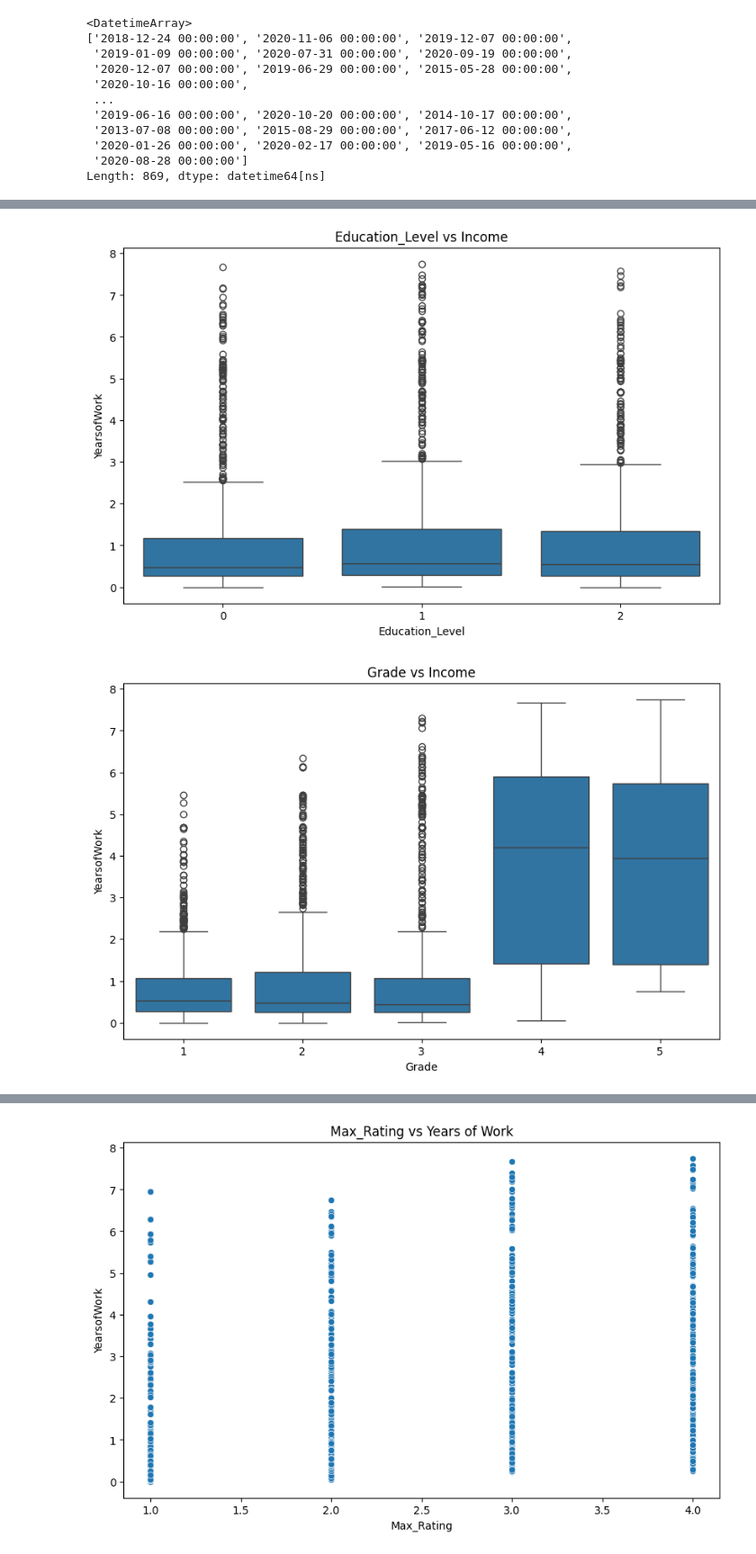
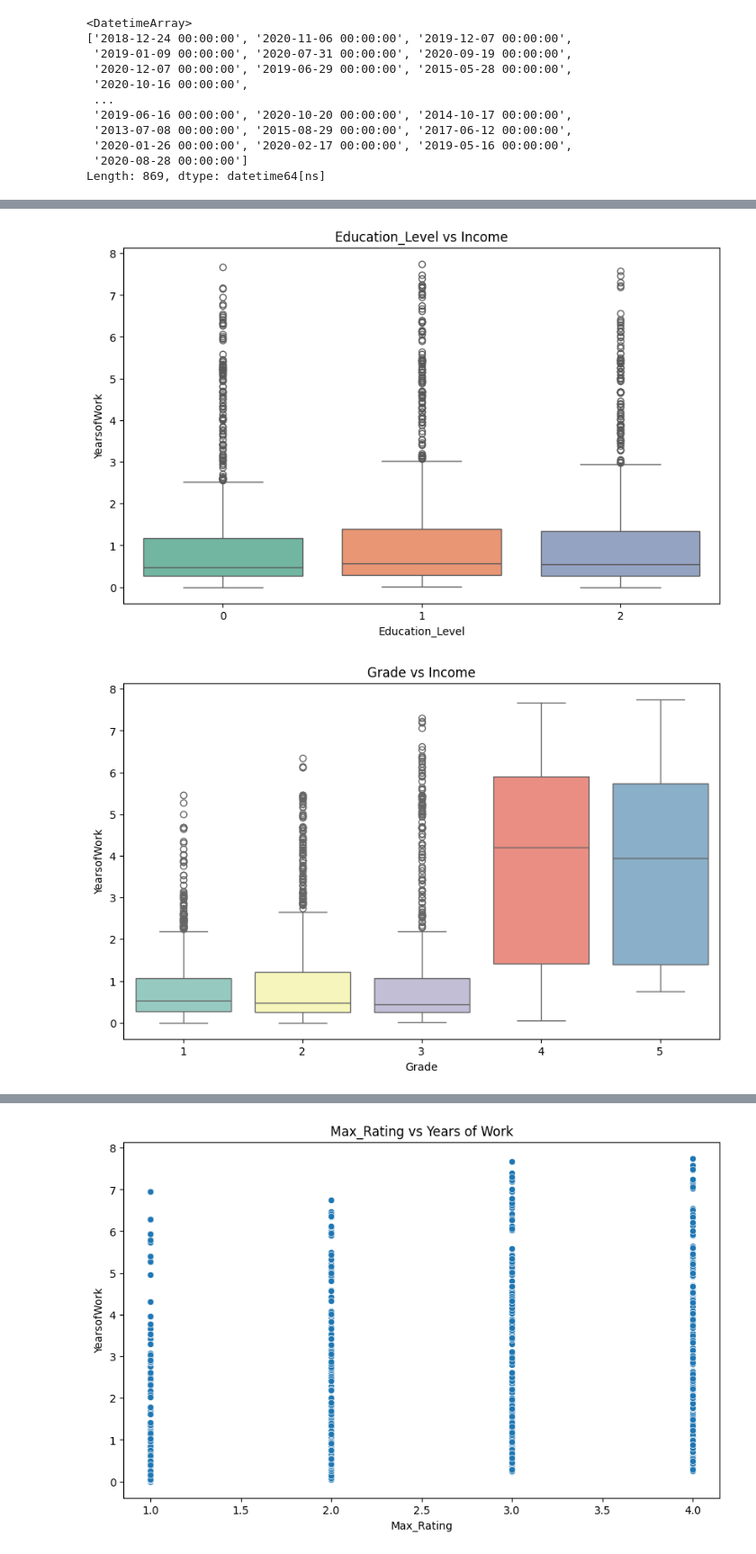
Before and after one commit to ArivalaganRaghavan/OLAensemble, a Jupyter notebook: OLA.ipynb, the cells around one changed output, grey strips where cells are left out. Shown at 90% size. Saved outputs shown, nothing was run; the diff lists cells and outputs as text; code cells hidden in the pictures.

```diff
--- a/OLA.ipynb
+++ b/OLA.ipynb
@@ -881,5 +861,5 @@ list(ola2.columns)
 # %%
-catcol2 = ['Gender', 'City', 'Education_Level', 'Income_bracket', 'AgeGroup']
+catcol2 = ['Gender', 'Education_Level', 'Income_bracket', 'AgeGroup']
 
 for cat in catcol2:
     # Group by 'Education_Level' and get descriptive statistics for 'Income'
@@ -921,11 +904,13 @@ ola2['Dateofjoining'].unique()
 Length: 869, dtype: datetime64[ns]
 # %%
 catcol = ['Gender','Education_Level','Grade','Max_Rating','Rating_increase','Churn','Income_bracket','AgeGroup']
-
+color_palettes = [
+    'Set1', 'Set2', 'Set3', 'Pastel1', 'Pastel2', 'Dark2', 'Paired', 'Accent'
+]
 # Boxplot for years of work
-for cat in catcol:
+for i,cat in enumerate(catcol):
   plt.figure(figsize=(10,6))
-  sns.boxplot(x = cat,y = 'YearsofWork', data = ola2)
+  sns.boxplot(x = cat,y = 'YearsofWork', data = ola2,palette=color_palettes[i % len(color_palettes)])
   plt.title(f'{cat} vs Income')
   plt.show()
 # %% [output]
@@ -933,2 +918,2 @@ for cat in catcol:
-[figure, old version]
+[figure, new version]
-[figure, old version]
+[figure, new version]
```
Also changed, not shown: parts of 36 cells of this notebook.
